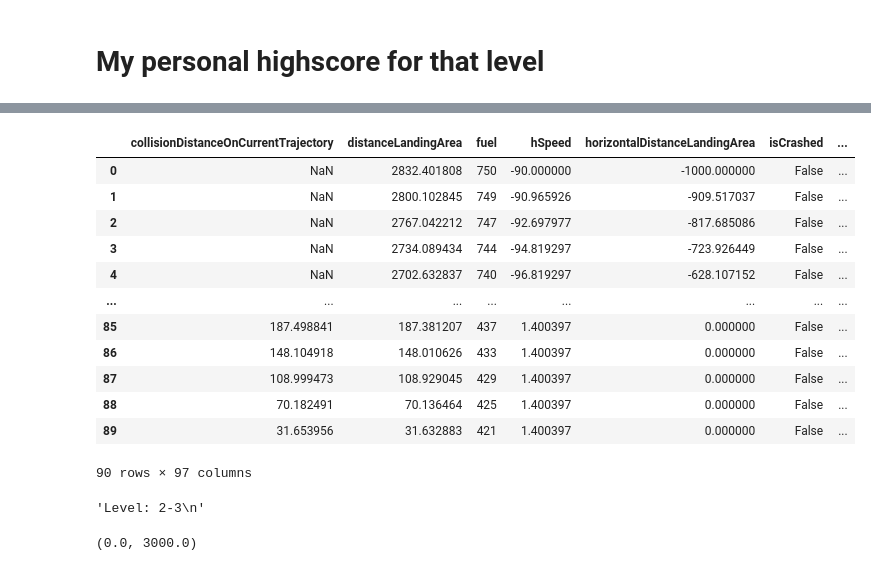
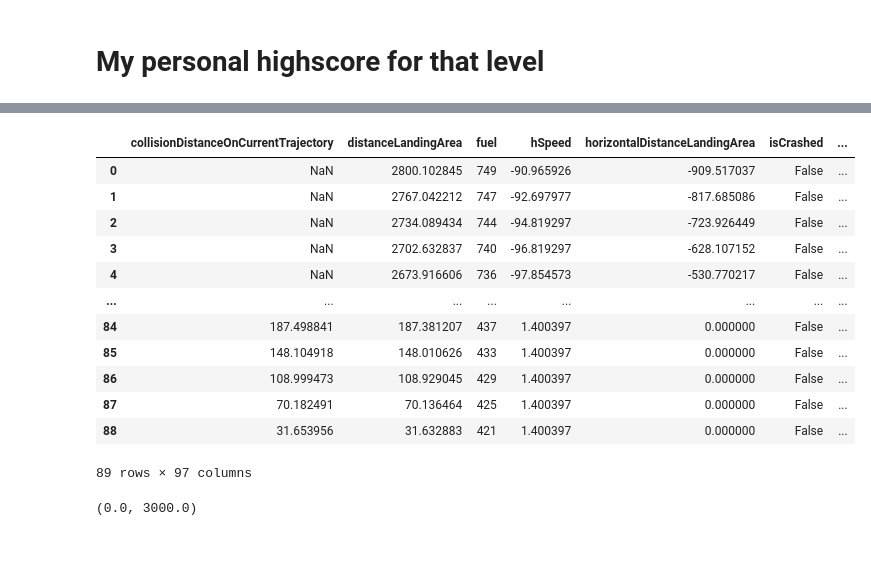
Before and after one commit to FloWi/codingame-marslander, a Jupyter notebook: python-ml/marslander_cli_executor.ipynb, the cells around one changed output, grey strips where cells are left out. Cells and saved outputs as stored; diff of their text form; code cells hidden in the pictures.

```diff
--- a/python-ml/marslander_cli_executor.ipynb
+++ b/python-ml/marslander_cli_executor.ipynb
@@ -26,8 +47,0 @@ highscore = {"commands":[{"power":4,"rotation":-43},{"power":4,"rotation":-43},{
-# %%
-commands = []
-for kv in highscore["commands"]:
-  power = kv['power']
-  rotation = kv['rotation']
-  commands.append(f"{rotation} {power}")
-
-commands[:5]
@@ -171,0 +53,26 @@ Wall time: 271 ms
+# %%
+from importlib import reload
+import MarsLanderGymEnv
+
+reload(MarsLanderGymEnv)
+
+from MarsLanderGymEnv import MarsLanderGymEnv
+
+infos = []
+
+replay_commands = deque(highscore["commands"])
+
+with MarsLanderGymEnv() as env:
+    obs = env.reset(seed=42)
+    # while True:  # not done:
+    while len(replay_commands) > 0:  # not done:
+        action = replay_commands.popleft()
+        random_action =  action
+        # random_action = env.action_space.sample()
+        # print("action", random_action)
+        obs, reward, done, truncated, info = env.step(random_action)
+        infos.append(info)
+        # print('reward', reward)
+        if done:
+            # print("is_done")
+            break
@@ -172,24 +99,21 @@ Wall time: 271 ms
 # %%
+states = [kv['state'] for kv in infos]
 json_ary = json.dumps(states)
 df = pd.read_json(json_ary)
 df
 # %% [output]
 |  | collisionDistanceOnCurrentTrajectory | distanceLandingArea | fuel | hSpeed | horizontalDistanceLandingArea | isCrashed | ... |
-| 0 | NaN | 2832.401808 | 750 | -90.000000 | -1000.000000 | False | ... |
-| 1 | NaN | 2800.102845 | 749 | -90.965926 | -909.517037 | False | ... |
-| 2 | NaN | 2767.042212 | 747 | -92.697977 | -817.685086 | False | ... |
-| 3 | NaN | 2734.089434 | 744 | -94.819297 | -723.926449 | False | ... |
-| 4 | NaN | 2702.632837 | 740 | -96.819297 | -628.107152 | False | ... |
+| 0 | NaN | 2800.102845 | 749 | -90.965926 | -909.517037 | False | ... |
+| 1 | NaN | 2767.042212 | 747 | -92.697977 | -817.685086 | False | ... |
+| 2 | NaN | 2734.089434 | 744 | -94.819297 | -723.926449 | False | ... |
+| 3 | NaN | 2702.632837 | 740 | -96.819297 | -628.107152 | False | ... |
+| 4 | NaN | 2673.916606 | 736 | -97.854573 | -530.770217 | False | ... |
 | ... | ... | ... | ... | ... | ... | ... | ... |
-| 85 | 187.498841 | 187.381207 | 437 | 1.400397 | 0.000000 | False | ... |
-| 86 | 148.104918 | 148.010626 | 433 | 1.400397 | 0.000000 | False | ... |
-| 87 | 108.999473 | 108.929045 | 429 | 1.400397 | 0.000000 | False | ... |
-| 88 | 70.182491 | 70.136464 | 425 | 1.400397 | 0.000000 | False | ... |
-| 89 | 31.653956 | 31.632883 | 421 | 1.400397 | 0.000000 | False | ... |
+| 84 | 187.498841 | 187.381207 | 437 | 1.400397 | 0.000000 | False | ... |
+| 85 | 148.104918 | 148.010626 | 433 | 1.400397 | 0.000000 | False | ... |
+| 86 | 108.999473 | 108.929045 | 429 | 1.400397 | 0.000000 | False | ... |
+| 87 | 70.182491 | 70.136464 | 425 | 1.400397 | 0.000000 | False | ... |
+| 88 | 31.653956 | 31.632883 | 421 | 1.400397 | 0.000000 | False | ... |
-90 rows × 97 columns
+89 rows × 97 columns
-# %%
-level_name
-# %% [output]
-'Level: 2-3\n'
 # %%
 coordinates = df[['x', 'y']].to_numpy()
```
Also changed, not shown: parts of 13 cells of this notebook, 1 other file.
